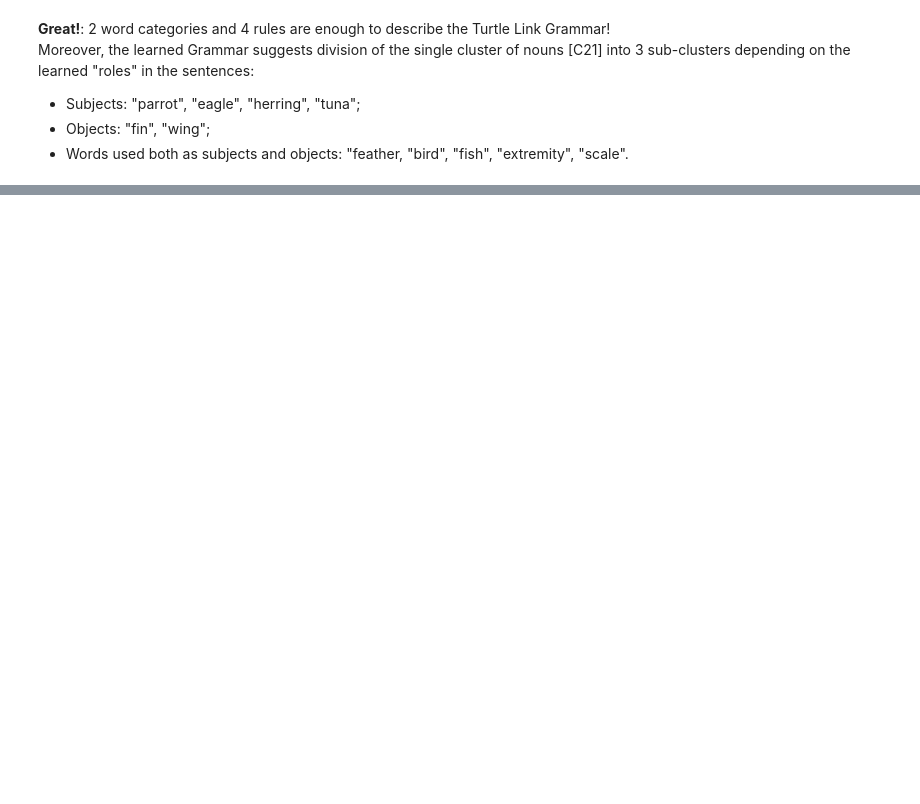
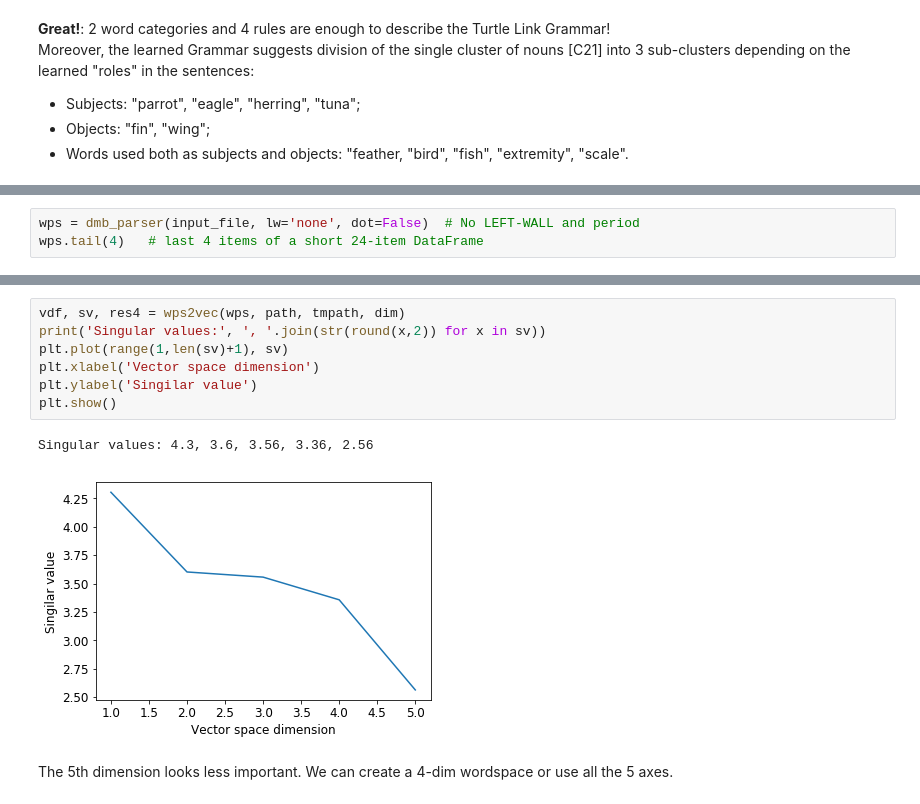
Before and after one commit to opencog/language-learning, a Jupyter notebook: notebooks/POC-Turtle-4-Grammar-Learning.ipynb, the cells around one changed output, grey strips where cells are left out. Cells and saved outputs as stored; diff of their text form; blank space fills up the shorter version.

```diff
--- a/notebooks/POC-Turtle-4-Grammar-Learning.ipynb
+++ b/notebooks/POC-Turtle-4-Grammar-Learning.ipynb
@@ -488,0 +551,3 @@ eagle   isa    bird
+# %%
+wps = dmb_parser(input_file, lw='none', dot=False)  # No LEFT-WALL and period
+wps.tail(4)   # last 4 items of a short 24-item DataFrame
@@ -488,0 +560,12 @@ eagle   isa    bird
+# %%
+vdf, sv, res4 = wps2vec(wps, path, tmpath, dim)
+print('Singular values:', ', '.join(str(round(x,2)) for x in sv))
+plt.plot(range(1,len(sv)+1), sv)
+plt.xlabel('Vector space dimension')
+plt.ylabel('Singilar value')
+plt.show()
+# %% [output]
+Singular values: 4.3, 3.6, 3.56, 3.36, 2.56
+[figure, added]
+# %% [markdown]
+The 5th dimension looks less important. We can create a 4-dim wordspace or use all the 5 axes.
```
Also changed, not shown: parts of 33 cells of this notebook, 3 other files.
